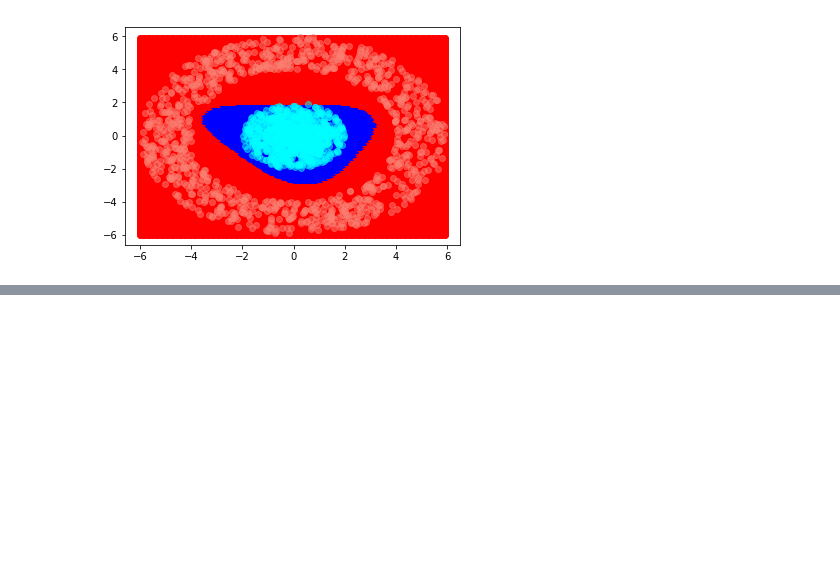
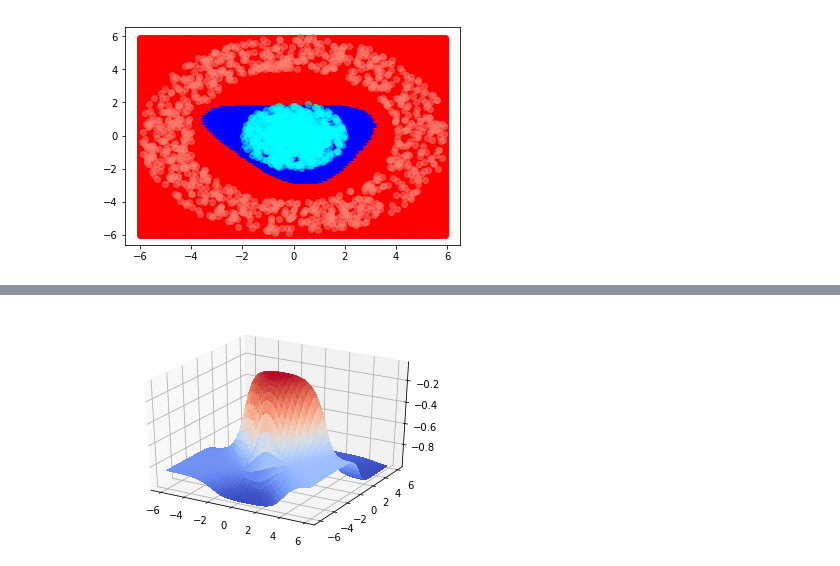
Before and after one commit to franciscovargas/MLGeomPlay, a Jupyter notebook: NN play around.ipynb, the cells around one changed output, grey strips where cells are left out. Saved outputs shown, nothing was run; the diff lists cells and outputs as text; code cells hidden in the pictures; blank space fills up the shorter version.

```diff
--- a/SkLearn+NN.ipynb
+++ b/NN play around.ipynb
@@ -164,0 +172,12 @@ for i in range(len(X)):
+# %%
+from matplotlib import cm
+from mpl_toolkits.mplot3d import Axes3D
+
+fig = plt.figure()
+ax = fig.gca(projection='3d')
+
+# Plot the surface.
+surf = ax.plot_surface(xx,yy, -1*label.reshape(120,120), cmap=cm.coolwarm,
+                       linewidth=0, antialiased=False)
+# %% [output]
+[figure, added]
```
Also changed, not shown: parts of 2 cells of this notebook.
